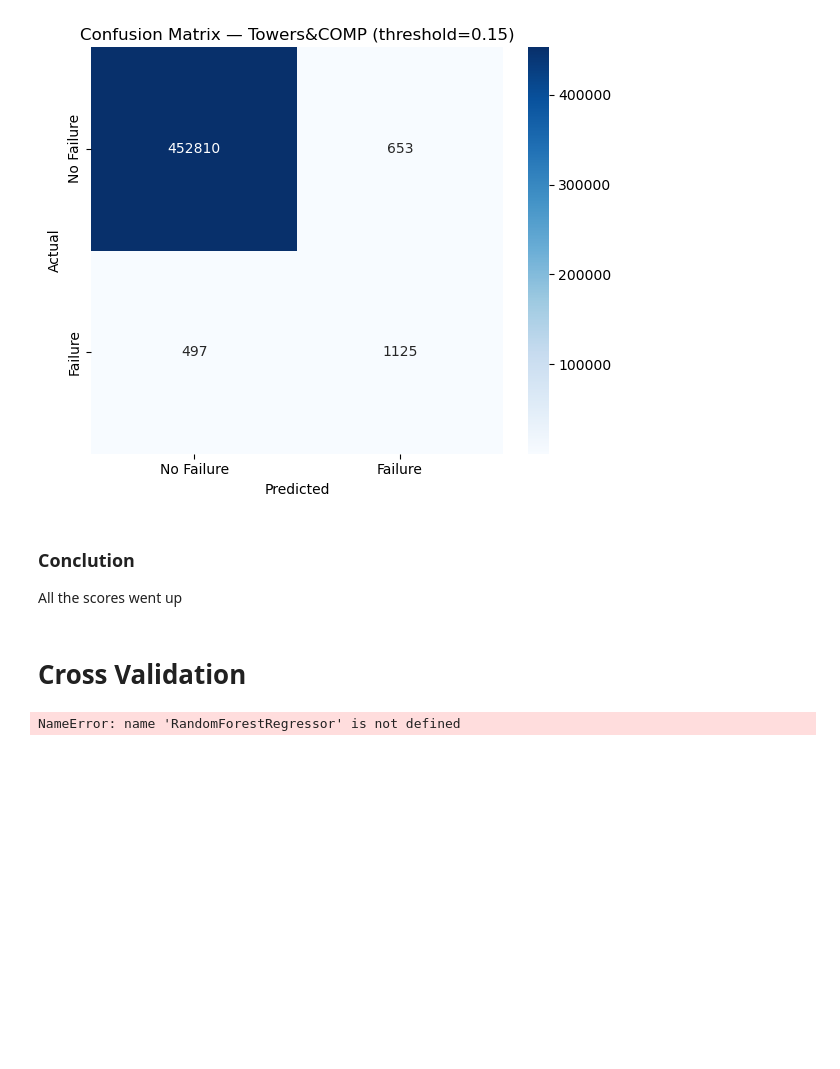
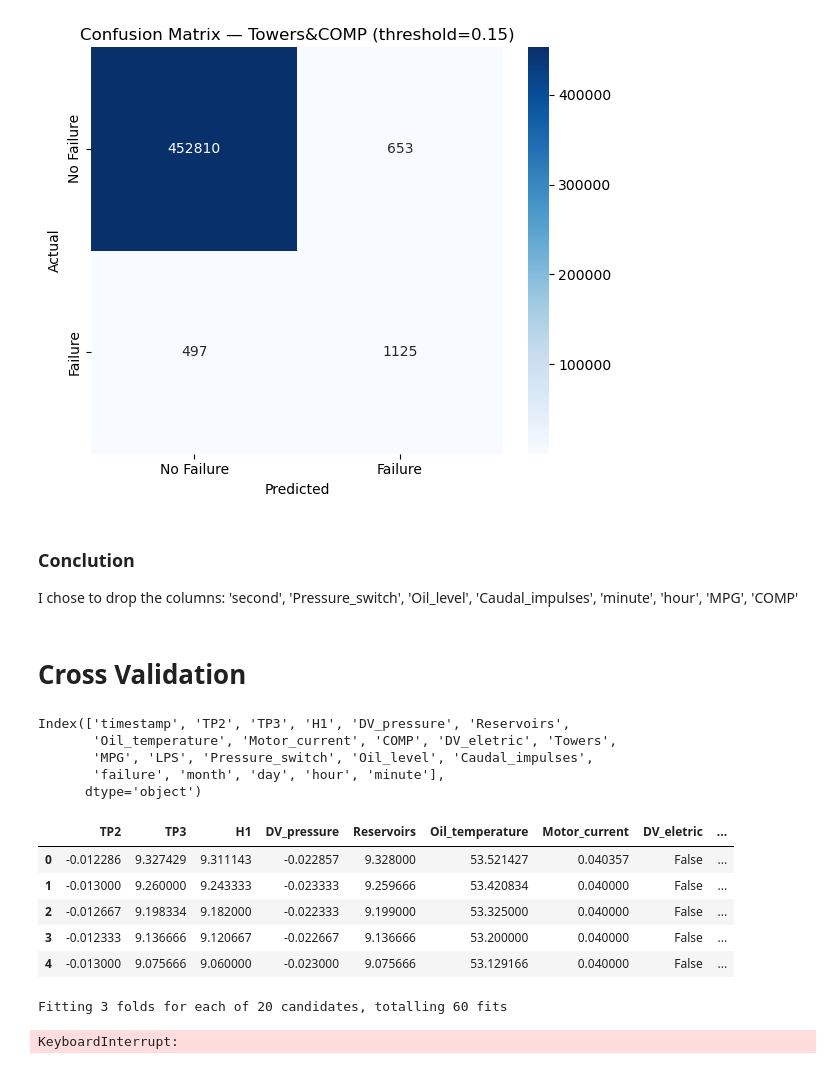
Before and after one commit to alexcardenasgutierrez-droid/Predictive-Maintenance-for-Railway-Aircompressor-MetroPT-3, a Jupyter notebook: notebooks/3_random_forest.ipynb, the cells around one changed output. Cells and saved outputs as stored; diff of their text form; code cells hidden in the pictures; blank space fills up the shorter version.

```diff
--- a/notebooks/3_feature_engineering.ipynb
+++ b/notebooks/3_random_forest.ipynb
@@ -122,6 +135,28 @@ results = evaluate_model(
 results
 # %% [markdown]
 ### Conclution
-All the scores went up
+I chose to drop the columns: 'second', 'Pressure_switch', 'Oil_level', 'Caudal_impulses', 'minute', 'hour', 'MPG', 'COMP'
 # %% [markdown]
 # Cross Validation
+# %%
+df_s = pd.read_csv('../data/reduced_data.csv')
+# %%
+df_s.columns
+# %% [output]
+Index(['timestamp', 'TP2', 'TP3', 'H1', 'DV_pressure', 'Reservoirs',
+       'Oil_temperature', 'Motor_current', 'COMP', 'DV_eletric', 'Towers',
+       'MPG', 'LPS', 'Pressure_switch', 'Oil_level', 'Caudal_impulses',
+       'failure', 'month', 'day', 'hour', 'minute'],
+      dtype='object')
+# %%
+df_s = df_s.drop(['timestamp', 'LPS', 'Pressure_switch', 'Oil_level',
+                  'Caudal_impulses', 'minute', 'hour', 'MPG', 'COMP'], axis=1).reset_index(drop=True)
+# %%
+df_s.head()
+# %% [output]
+|  | TP2 | TP3 | H1 | DV_pressure | Reservoirs | Oil_temperature | Motor_current | DV_eletric | ... |
+| 0 | -0.012286 | 9.327429 | 9.311143 | -0.022857 | 9.328000 | 53.521427 | 0.040357 | False | ... |
+| 1 | -0.013000 | 9.260000 | 9.243333 | -0.023333 | 9.259666 | 53.420834 | 0.040000 | False | ... |
+| 2 | -0.012667 | 9.198334 | 9.182000 | -0.022333 | 9.199000 | 53.325000 | 0.040000 | False | ... |
+| 3 | -0.012333 | 9.136666 | 9.120667 | -0.022667 | 9.136666 | 53.200000 | 0.040000 | False | ... |
+| 4 | -0.013000 | 9.075666 | 9.060000 | -0.023000 | 9.075666 | 53.129166 | 0.040000 | False | ... |
@@ -128,4 +178,5 @@ All the scores went up
 # %%
+from sklearn.metrics import make_scorer, recall_score
 # Define parameter distribution for sampling
 param_dist = {
     'n_estimators': [100, 200, 300, 500],   # number of trees
@@ -135,17 +186,25 @@ param_dist = {
     'max_features': ['sqrt', 'log2', None]  # number of features per split
 }
 
+# Create the scorer object
+recall_class1 = make_scorer(recall_score, pos_label=1)
 # Randomized search
 random_search = RandomizedSearchCV(
-    estimator=rf,
+    estimator=RandomForestClassifier(
+        max_depth=10,
+        min_samples_leaf=10,
+        n_estimators=200,
+        class_weight='balanced',
+        random_state=42,
+        n_jobs=-1),
     param_distributions=param_dist,
     n_iter=20,                 # number of random combinations to try
     cv=3,                      # 3-fold cross-validation (faster than 5)
-    scoring='neg_mean_squared_error',
+    scoring=recall_class1,
     n_jobs=-1,                 # use all CPU cores
     verbose=2,
     random_state=42
-
+)
 # Fit randomized search
 random_search.fit(X_train, y_train)
 
@@ -154,11 +213,6 @@ print("Best parameters:", random_search.best_params_)
 
 # Best model
 best_rf = random_search.best_estimator_
-
-# Evaluate on test set
-y_prob = rf_res70.predict_proba(X_test)[:, 1]
-y_pred = (y_prob >= 0.15).astype(int)
-
-print(classification_report(y_test, y_pred, zero_division=0))
 # %% [output]
-NameError: name 'RandomForestRegressor' is not defined
+Fitting 3 folds for each of 20 candidates, totalling 60 fits
+KeyboardInterrupt:
```
Also changed, not shown: parts of 7 cells of this notebook.
